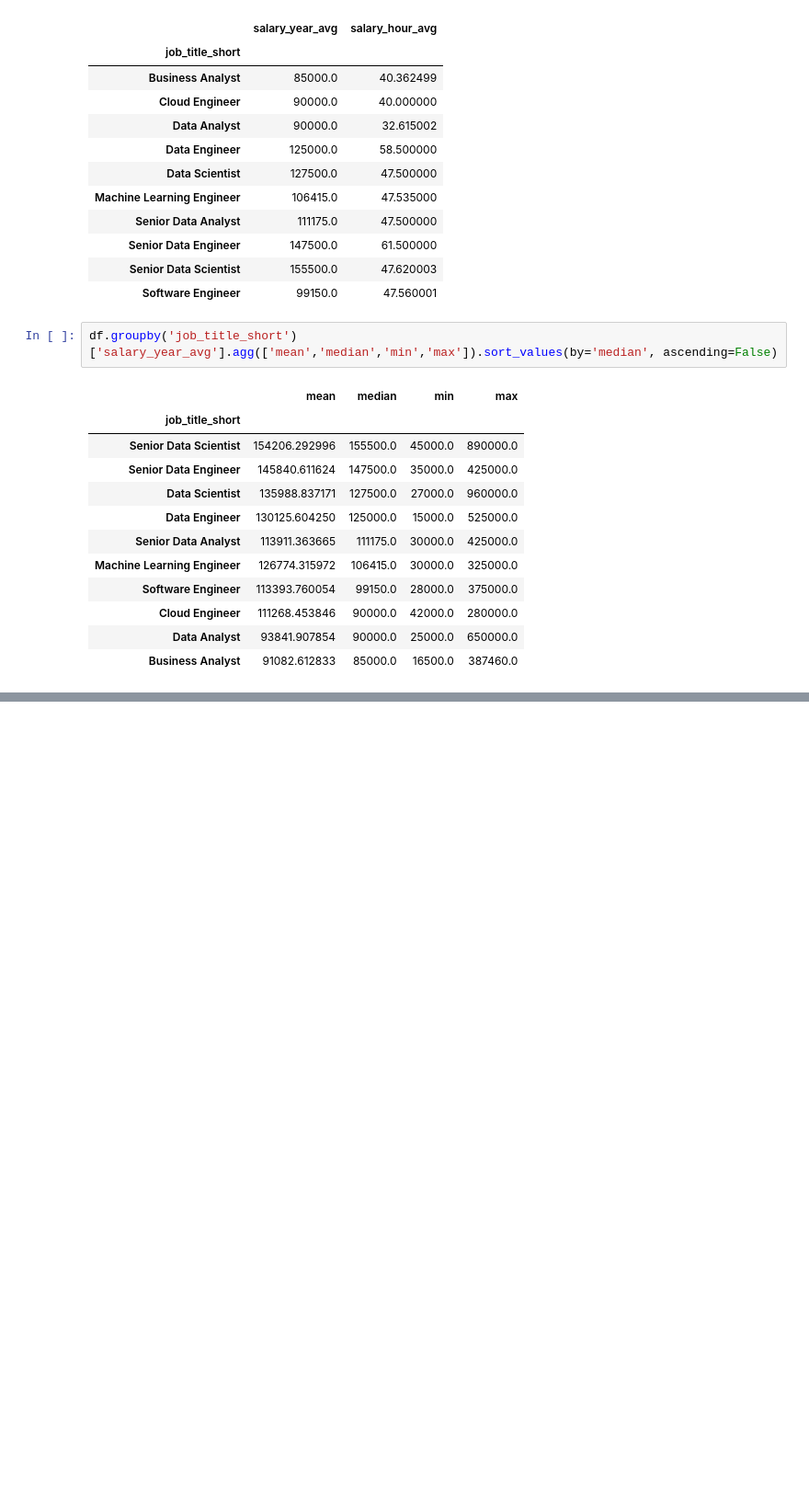
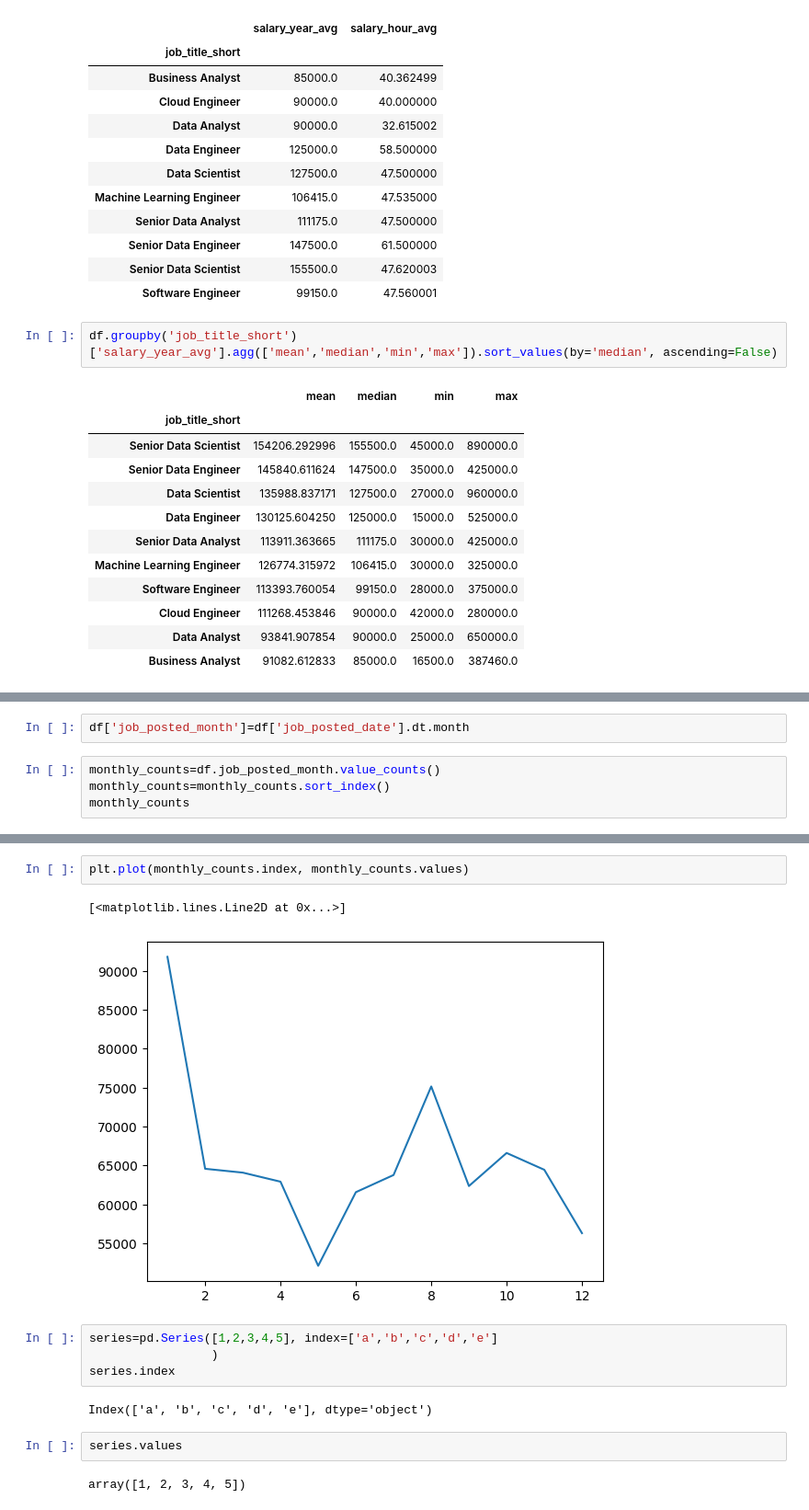
Before and after one commit to OkanNaci/Data-Science, a Jupyter notebook: Python_for_data_analytics.ipynb, the cells around one changed output, grey strips where cells are left out. Shown at 92% size. Drawn from its saved outputs; the diff is of its cells as text; blank space fills up the shorter version.

```diff
--- a/Python_for_data_analytics.ipynb
+++ b/Python_for_data_analytics.ipynb
@@ -802,0 +819,6 @@ df.groupby('job_title_short')['salary_year_avg'].agg(['mean','median','min','max
+# %%
+df['job_posted_month']=df['job_posted_date'].dt.month
+# %%
+monthly_counts=df.job_posted_month.value_counts()
+monthly_counts=monthly_counts.sort_index()
+monthly_counts
@@ -802,0 +840,15 @@ df.groupby('job_title_short')['salary_year_avg'].agg(['mean','median','min','max
+# %%
+plt.plot(monthly_counts.index, monthly_counts.values)
+# %% [output]
+[<matplotlib.lines.Line2D at 0x...>]
+[figure, added]
+# %%
+series=pd.Series([1,2,3,4,5], index=['a','b','c','d','e']
+                 )
+series.index
+# %% [output]
+Index(['a', 'b', 'c', 'd', 'e'], dtype='object')
+# %%
+series.values
+# %% [output]
+array([1, 2, 3, 4, 5])
```
Also changed, not shown: parts of 32 cells of this notebook.
